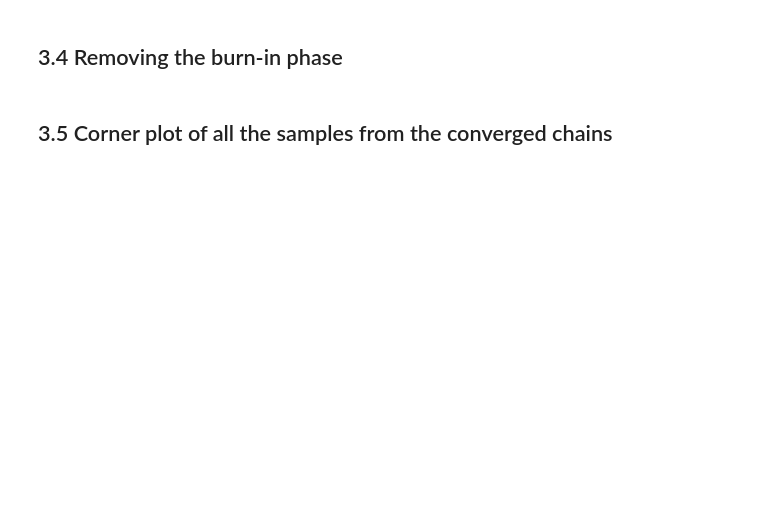
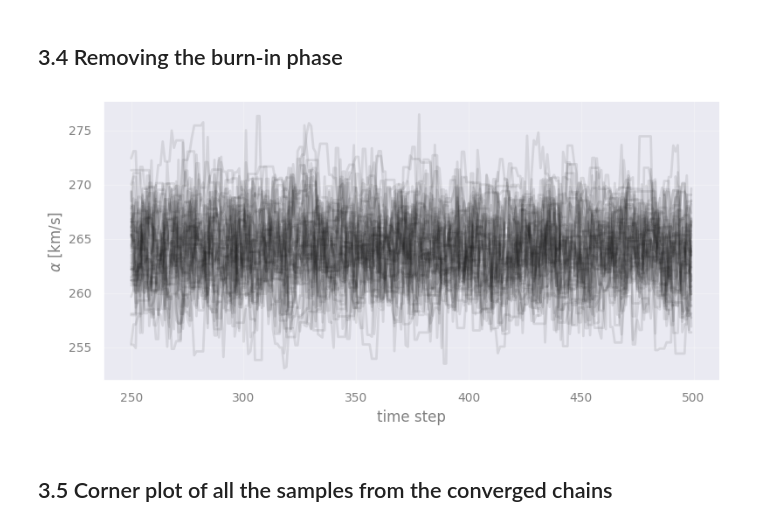
Before and after one commit to sghwang-cosmos/Astrostat-School-2026, a Jupyter notebook: MCMC/MCMC.ipynb, the cells around one changed output. Drawn from its saved outputs; the diff is of its cells as text; code cells hidden in the pictures; blank space fills up the shorter version.

```diff
--- a/MCMC/MCMC.ipynb
+++ b/MCMC/MCMC.ipynb
@@ -619,20 +626,22 @@ plt.show()
 # %% [markdown]
 ## 3.4 Removing the burn-in phase
 # %%
-n_burnin = 200
+n_burnin = 250
 steps = np.array(range(0,n_steps-n_burnin)) + n_burnin
 
 plt.figure()
 for param_i in range(n_dim):
     plt.subplot(n_dim, 1, 1+param_i)
     plt.ylabel("a" if param_i == 0 else "b")
     for j in range(n_walkers):
         chain = sampler.chain[j, n_burnin:, param_i]
         plt.plot(steps, chain, "k-", alpha=0.1)
 plt.xlabel(r'time step')
 plt.ylabel(r'$\alpha$ [km/s]')
 plt.tight_layout()
 plt.show()
+# %% [output]
+[figure, added]
 # %% [markdown]
 ## 3.5 Corner plot of all the samples from the converged chains
 # %%
```
Also changed, not shown: parts of 20 cells of this notebook.
